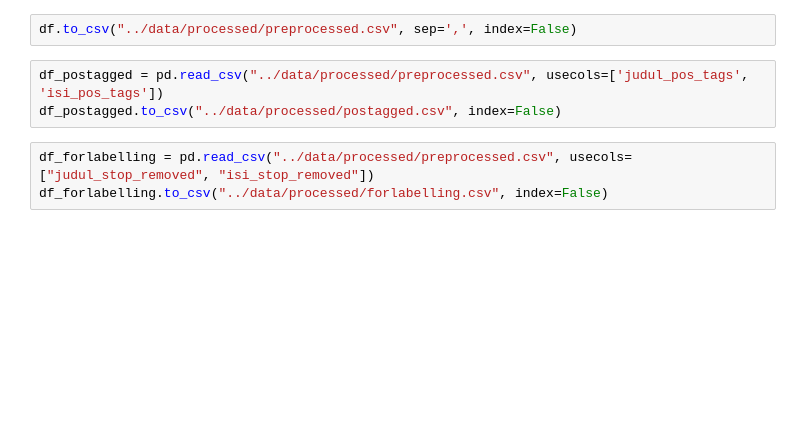
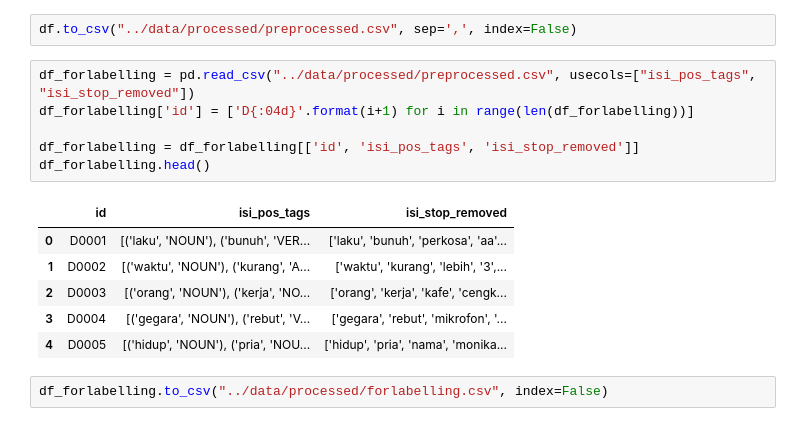
Before and after one commit to fairuuz16/ner-project, a Jupyter notebook: notebooks/02-data-preprocessing.ipynb, the cells around one changed output. Cells and saved outputs as stored; diff of their text form; blank space fills up the shorter version.

Commit message:
feat: add csv converter and fixing forlabelling.csv

```diff
--- a/notebooks/02-data-preprocessing.ipynb
+++ b/notebooks/02-data-preprocessing.ipynb
@@ -296,9 +296,18 @@ df.head()
 | 4 | https://www.detik.com/sumut/hukum... | Utang Rp 3 Juta Bikin Pegawai Akp... | 2024-09-03 08:01:00 | Hidup pria bernama Monika Hutauru... | 68 | 3907 | Utang Rp 3 Juta Bikin Pegawai Akp... | Hidup pria bernama Monika Hutauru... | ... |
 # %%
 df.to_csv("../data/processed/preprocessed.csv", sep=',', index=False)
-# %%
-df_postagged = pd.read_csv("../data/processed/preprocessed.csv", usecols=['judul_pos_tags', 'isi_pos_tags'])
-df_postagged.to_csv("../data/processed/postagged.csv", index=False)
-# %%
-df_forlabelling = pd.read_csv("../data/processed/preprocessed.csv", usecols=["judul_stop_removed", "isi_stop_removed"])
-df_forlabelling.to_csv("../data/processed/forlabelling.csv", index=False)
+# %%
+df_forlabelling = pd.read_csv("../data/processed/preprocessed.csv", usecols=["isi_pos_tags", "isi_stop_removed"])
+df_forlabelling['id'] = ['D{:04d}'.format(i+1) for i in range(len(df_forlabelling))]
+
+df_forlabelling = df_forlabelling[['id', 'isi_pos_tags', 'isi_stop_removed']]
+df_forlabelling.head()
+# %% [output]
+|  | id | isi_pos_tags | isi_stop_removed |
+| 0 | D0001 | [('laku', 'NOUN'), ('bunuh', 'VER... | ['laku', 'bunuh', 'perkosa', 'aa'... |
+| 1 | D0002 | [('waktu', 'NOUN'), ('kurang', 'A... | ['waktu', 'kurang', 'lebih', '3',... |
+| 2 | D0003 | [('orang', 'NOUN'), ('kerja', 'NO... | ['orang', 'kerja', 'kafe', 'cengk... |
+| 3 | D0004 | [('gegara', 'NOUN'), ('rebut', 'V... | ['gegara', 'rebut', 'mikrofon', '... |
+| 4 | D0005 | [('hidup', 'NOUN'), ('pria', 'NOU... | ['hidup', 'pria', 'nama', 'monika... |
+# %%
+df_forlabelling.to_csv("../data/processed/forlabelling.csv", index=False)
```
Also changed, not shown: 4 other files.
